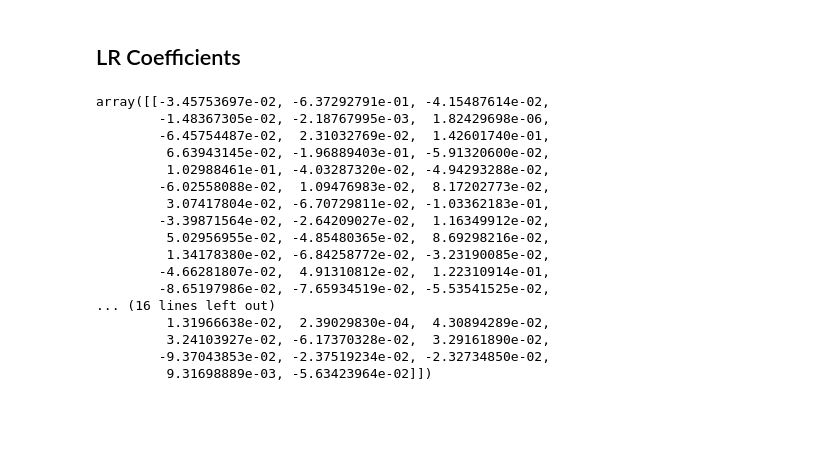
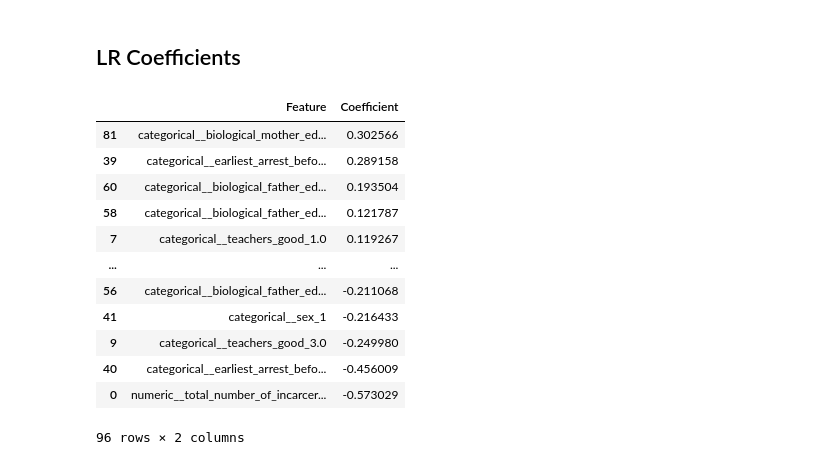
Before and after one commit to EatPotatoes/capstone_victimization, a Jupyter notebook: Causal Inference/propensity_estimation.ipynb, the cells around one changed output. Drawn from its saved outputs; the diff is of its cells as text; code cells hidden in the pictures; blank space fills up the shorter version.

```diff
--- a/Causal Inference/propensity_estimation.ipynb
+++ b/Causal Inference/propensity_estimation.ipynb
@@ -256,25 +256,30 @@ fig.show()
 # %% [markdown]
 ## LR Coefficients
 # %%
-pd.DataFrame({
-    'Feature': ps_model["logistic"].feature_names_in_,
-    'Coefficient': ps_model["logistic"].coef_[0]  # .coef_[0] extracts the 1D array for binary classification
+feature_names = ps_model.named_steps["preprocessor"].get_feature_names_out()
+
+# 3. Extract the coefficients from the logistic regression step
+coefficients = ps_model.named_steps["logistic"].coef_[0]
+
+# 4. Create a clean DataFrame matching names to coefficients
+coef_summary = pd.DataFrame({
+    'Feature': feature_names,
+    'Coefficient': coefficients
 })
+
+coef_summary.sort_values(by='Coefficient', ascending=False, inplace=True)
+coef_summary
 # %% [output]
+|  | Feature | Coefficient |
+| 81 | categorical__biological_mother_ed... | 0.302566 |
+| 39 | categorical__earliest_arrest_befo... | 0.289158 |
+| 60 | categorical__biological_father_ed... | 0.193504 |
+| 58 | categorical__biological_father_ed... | 0.121787 |
+| 7 | categorical__teachers_good_1.0 | 0.119267 |
+| ... | ... | ... |
+| 56 | categorical__biological_father_ed... | -0.211068 |
+| 41 | categorical__sex_1 | -0.216433 |
+| 9 | categorical__teachers_good_3.0 | -0.249980 |
+| 40 | categorical__earliest_arrest_befo... | -0.456009 |
+| 0 | numeric__total_number_of_incarcer... | -0.573029 |
-array([[-3.45753697e-02, -6.37292791e-01, -4.15487614e-02,
-        -1.48367305e-02, -2.18767995e-03,  1.82429698e-06,
-        -6.45754487e-02,  2.31032769e-02,  1.42601740e-01,
-         6.63943145e-02, -1.96889403e-01, -5.91320600e-02,
-         1.02988461e-01, -4.03287320e-02, -4.94293288e-02,
-        -6.02558088e-02,  1.09476983e-02,  8.17202773e-02,
-         3.07417804e-02, -6.70729811e-02, -1.03362183e-01,
-        -3.39871564e-02, -2.64209027e-02,  1.16349912e-02,
-         5.02956955e-02, -4.85480365e-02,  8.69298216e-02,
-         1.34178380e-02, -6.84258772e-02, -3.23190085e-02,
-        -4.66281807e-02,  4.91310812e-02,  1.22310914e-01,
-        -8.65197986e-02, -7.65934519e-02, -5.53541525e-02,
-... (16 lines left out)
-         1.31966638e-02,  2.39029830e-04,  4.30894289e-02,
-         3.24103927e-02, -6.17370328e-02,  3.29161890e-02,
-        -9.37043853e-02, -2.37519234e-02, -2.32734850e-02,
-         9.31698889e-03, -5.63423964e-02]])
+96 rows × 2 columns
```
Also changed, not shown: parts of 5 cells of this notebook, 4 other files.
